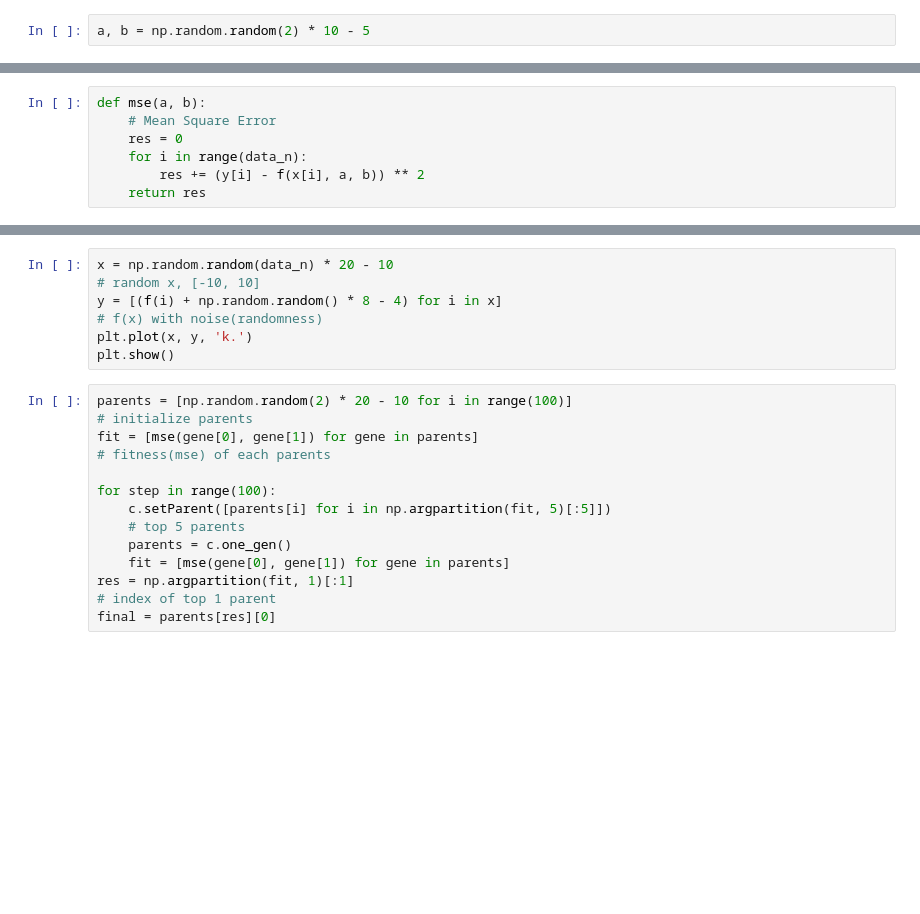
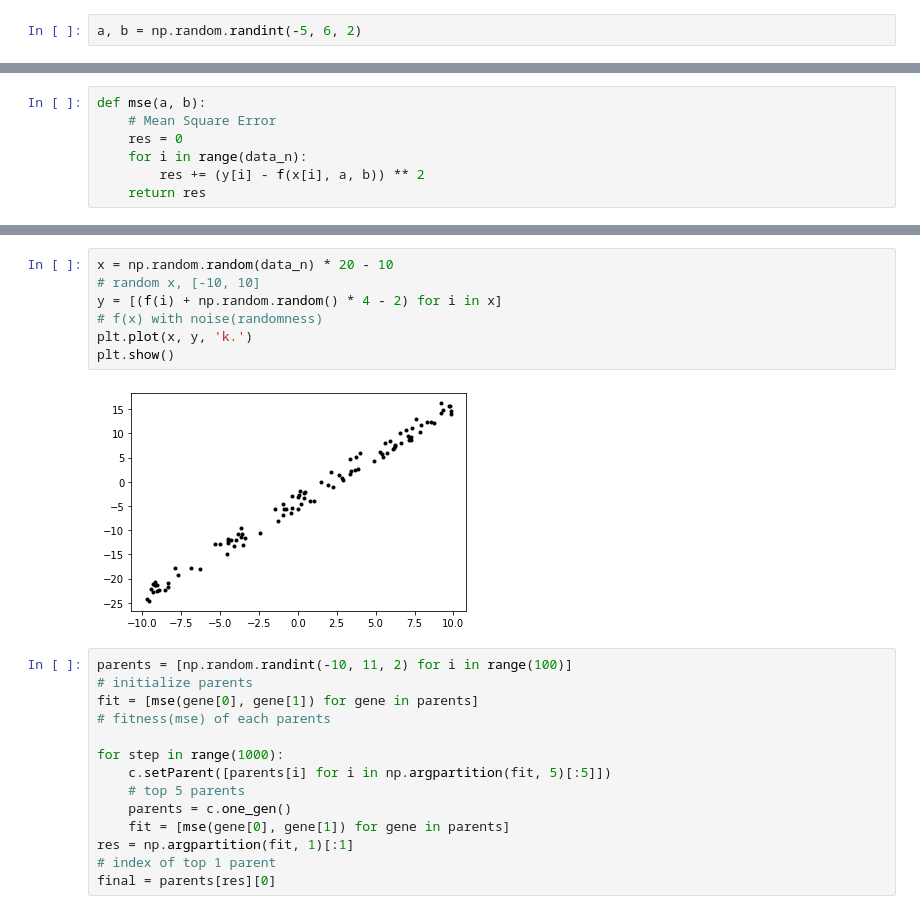
Before and after one commit to StaringtheStar/LR-with-GA, a Jupyter notebook: LRA.ipynb, the cells around one changed output, grey strips where cells are left out. Saved outputs shown, nothing was run; the diff lists cells and outputs as text; blank space fills up the shorter version.

```diff
--- a/LRA.ipynb
+++ b/LRA.ipynb
@@ -98,7 +98,7 @@ c = Crossover()
 %matplotlib inline
 data_n = 100
 # %%
-a, b = np.random.random(2) * 10 - 5
+a, b = np.random.randint(-5, 6, 2)
 # %%
 def f(x, a=a, b=b):
     # f(x) = ax + b
@@ -117,17 +119,19 @@ plt.show()
 # %%
 x = np.random.random(data_n) * 20 - 10
 # random x, [-10, 10]
-y = [(f(i) + np.random.random() * 8 - 4) for i in x]
+y = [(f(i) + np.random.random() * 4 - 2) for i in x]
 # f(x) with noise(randomness)
 plt.plot(x, y, 'k.')
 plt.show()
+# %% [output]
+[figure, added]
 # %%
-parents = [np.random.random(2) * 20 - 10 for i in range(100)]
+parents = [np.random.randint(-10, 11, 2) for i in range(100)]
 # initialize parents
 fit = [mse(gene[0], gene[1]) for gene in parents]
 # fitness(mse) of each parents
 
-for step in range(100):
+for step in range(1000):
     c.setParent([parents[i] for i in np.argpartition(fit, 5)[:5]])
     # top 5 parents
     parents = c.one_gen()
```
Also changed, not shown: parts of 2 cells of this notebook.
